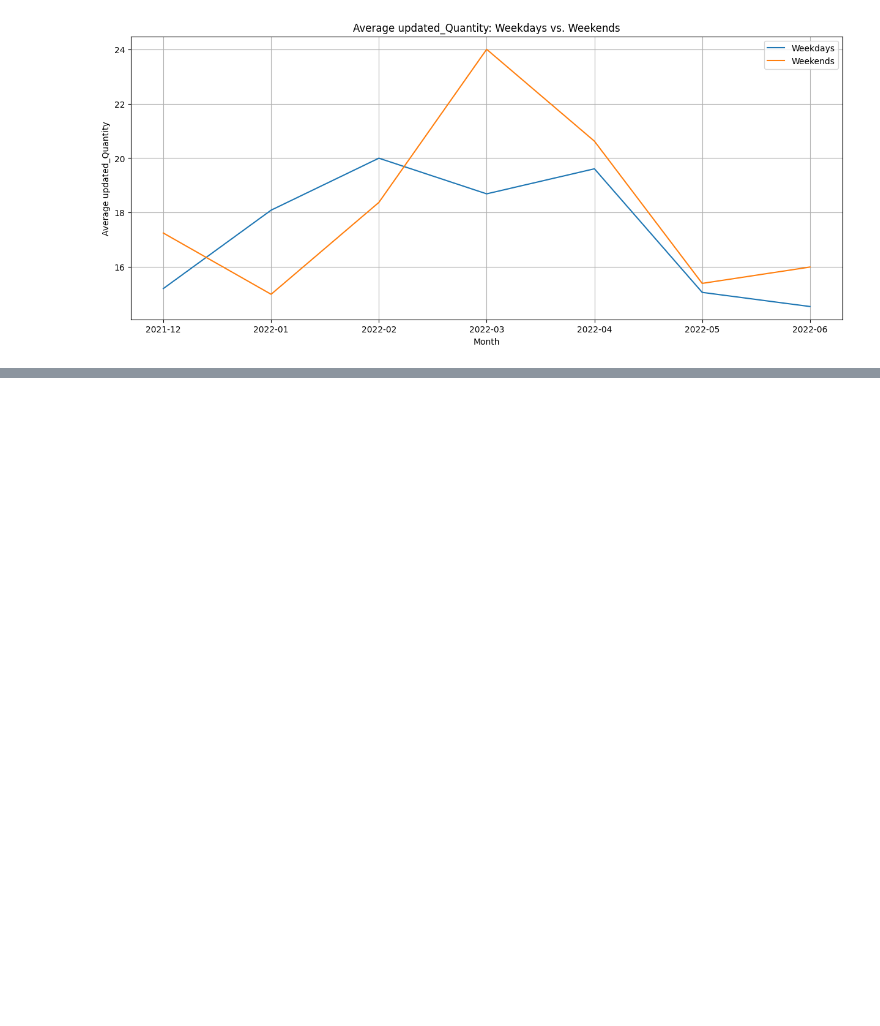
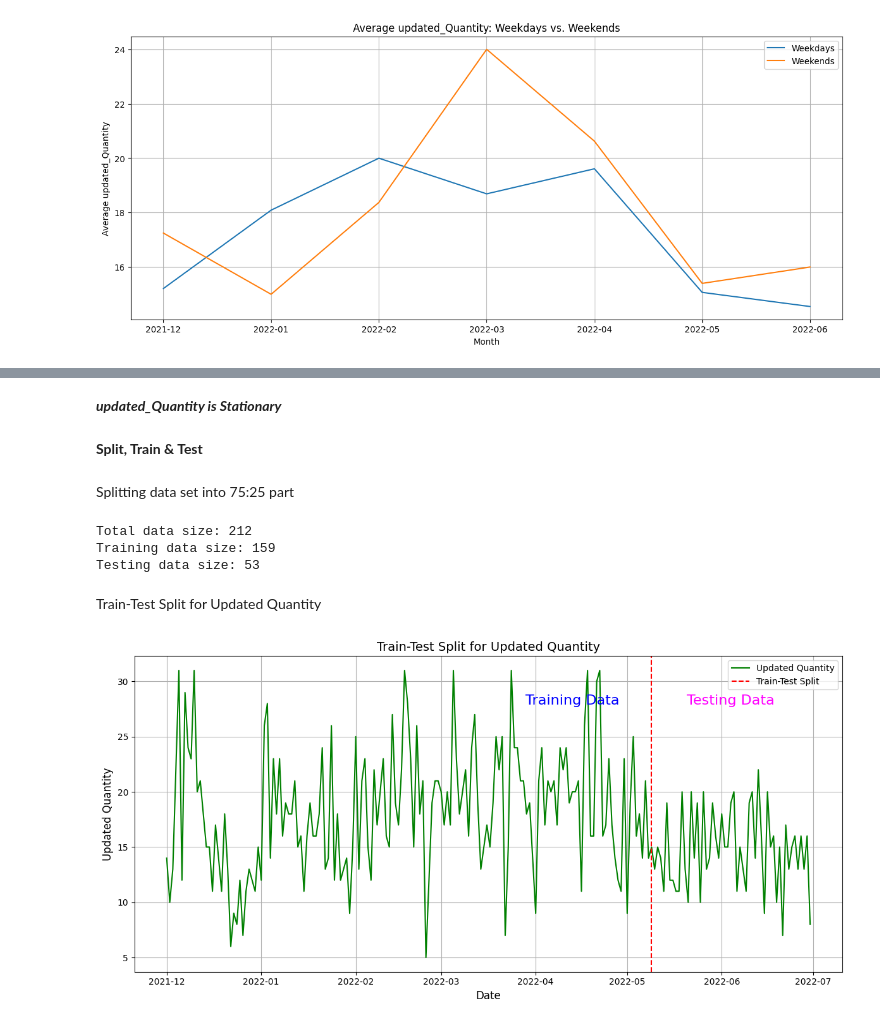
Before and after one commit to UdaySankarDe/UdaySankar-Infosys-Nov24, a Jupyter notebook: FutureCart.ipynb, the cells around one changed output, grey strips where cells are left out. Saved outputs shown, nothing was run; the diff lists cells and outputs as text; code cells hidden in the pictures; blank space fills up the shorter version.

```diff
--- a/FutureCart.ipynb
+++ b/FutureCart.ipynb
@@ -572,0 +771,70 @@ plt.show()
+# %% [markdown]
+***updated_Quantity is Stationary***
+# %% [markdown]
+**Split, Train & Test**
+# %% [markdown]
+Splitting data set into 75:25 part
+# %%
+data.index = pd.to_datetime(data.index)  # Convert index to datetime if not already
+data = data.asfreq('D')  # Set frequency to daily (adjust as needed)
+
+# Split the data into train and test sets
+train_size = int(len(data) * 0.75)  # Calculate 75% of the data as training size
+train = data.iloc[:train_size]  # First 75% for training
+test = data.iloc[train_size:]   # Remaining 25% for testing
+
+# Extract the "updated_Quantity" column specifically
+train_updated_quantity = train['updated_Quantity']
+test_updated_quantity = test['updated_Quantity']
+
+# Display the sizes of the splits
+print(f"Total data size: {len(data)}")
+print(f"Training data size: {len(train_updated_quantity)}")
+print(f"Testing data size: {len(test_updated_quantity)}")
+# %% [output]
+Total data size: 212
+Training data size: 159
+Testing data size: 53
+# %% [markdown]
+Train-Test Split for Updated Quantity
+# %%
+# Import necessary libraries
+import pandas as pd
+import numpy as np
+import matplotlib.pyplot as plt
+from sklearn.metrics import mean_absolute_error, mean_squared_error, r2_score
+
+file_path = '/content/drive/MyDrive/Datasets/final_masterdata.xlsx'
+data = pd.read_excel(file_path)
+
+data['Day Index'] = pd.to_datetime(data['Day Index'])
+data.set_index('Day Index', inplace=True)
+
+# Split the data into training (75%) and testing (25%)
+train_size = int(len(data) * 0.75)
+train = data.iloc[:train_size]
+test = data.iloc[train_size:]
+
+# Plot the data
+plt.figure(figsize=(12, 6))
+plt.plot(data['updated_Quantity'], label='Updated Quantity', color='green')
+
+# Highlight the train-test split
+plt.axvline(data.index[train_size], color='red', linestyle='--', label='Train-Test Split')
+
+# Annotate the split with labels for training and testing
+plt.text(data.index[train_size - len(test)//2], max(data['updated_Quantity']) * 0.9,
+         'Training Data', color='blue', fontsize=16, horizontalalignment='center')
+plt.text(data.index[train_size + len(test)//2], max(data['updated_Quantity']) * 0.9,
+         'Testing Data', color='magenta', fontsize=16, horizontalalignment='center')
+
+# Add title, legend, and labels
+plt.title('Train-Test Split for Updated Quantity', fontsize=14)
+plt.xlabel('Date', fontsize=12)
+plt.ylabel('Updated Quantity', fontsize=12)
+plt.legend()
+plt.grid(True)
+plt.tight_layout()
+plt.show()
+# %% [output]
+[figure, added]
```
Also changed, not shown: parts of 51 cells of this notebook.
